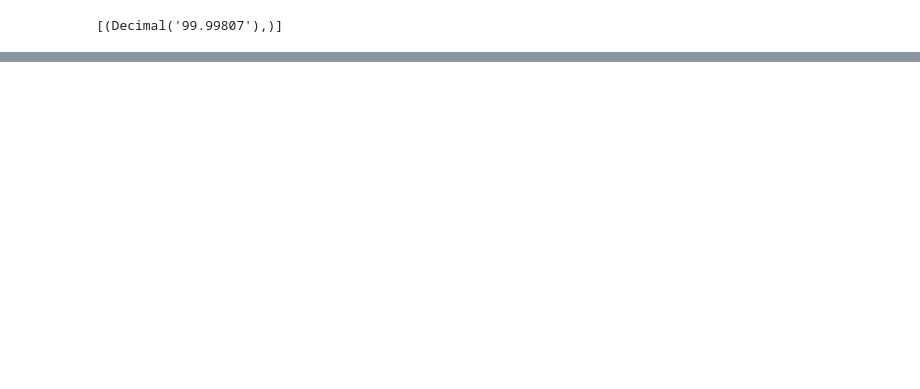
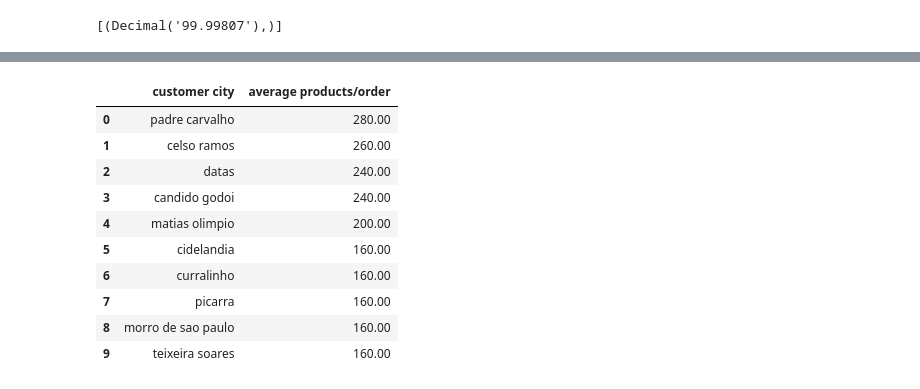
Before and after one commit to sagar-raj-yadav/ecommerce_data_analysis, a Jupyter notebook: Ecommerce.ipynb, the cells around one changed output, grey strips where cells are left out. Cells and saved outputs as stored; diff of their text form; code cells hidden in the pictures; blank space fills up the shorter version.

```diff
--- a/Ecommerce.ipynb
+++ b/Ecommerce.ipynb
@@ -251,0 +206,32 @@ data
+# %%
+# 2. Find the average number of products per order, grouped by customer city.
+query = """with count_per_order as
+(select orders.order_id, orders.customer_id, count(order_items.order_id) as oc
+from orders join order_items
+on orders.order_id = order_items.order_id
+group by orders.order_id, orders.customer_id)
+
+select customers.customer_city, round(avg(count_per_order.oc),2) average_orders
+from customers join count_per_order
+on customers.customer_id = count_per_order.customer_id
+group by customers.customer_city order by average_orders desc"""
+
+
+
+cur.execute(query)
+
+data = cur.fetchall()
+df = pd.DataFrame(data,columns = ["customer city", "average products/order"])
+df.head(10)
+# %% [output]
+|  | customer city | average products/order |
+| 0 | padre carvalho | 280.00 |
+| 1 | celso ramos | 260.00 |
+| 2 | datas | 240.00 |
+| 3 | candido godoi | 240.00 |
+| 4 | matias olimpio | 200.00 |
+| 5 | cidelandia | 160.00 |
+| 6 | curralinho | 160.00 |
+| 7 | picarra | 160.00 |
+| 8 | morro de sao paulo | 160.00 |
+| 9 | teixeira soares | 160.00 |
```
Also changed, not shown: parts of 14 cells of this notebook.
